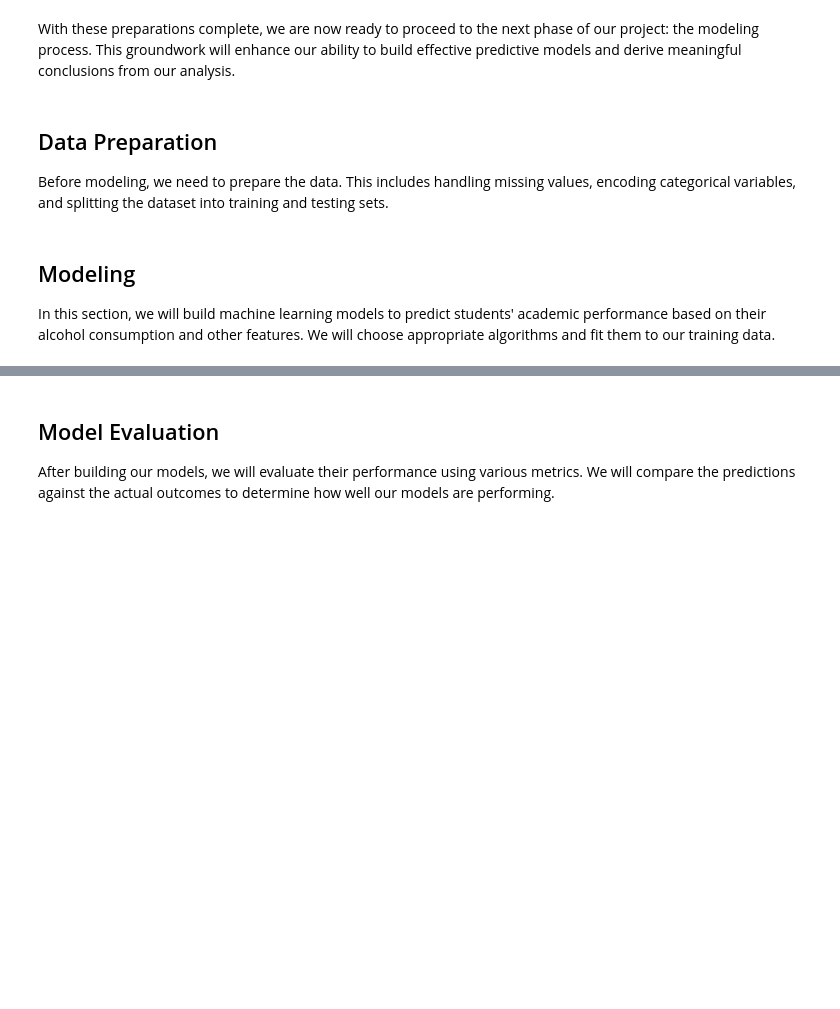
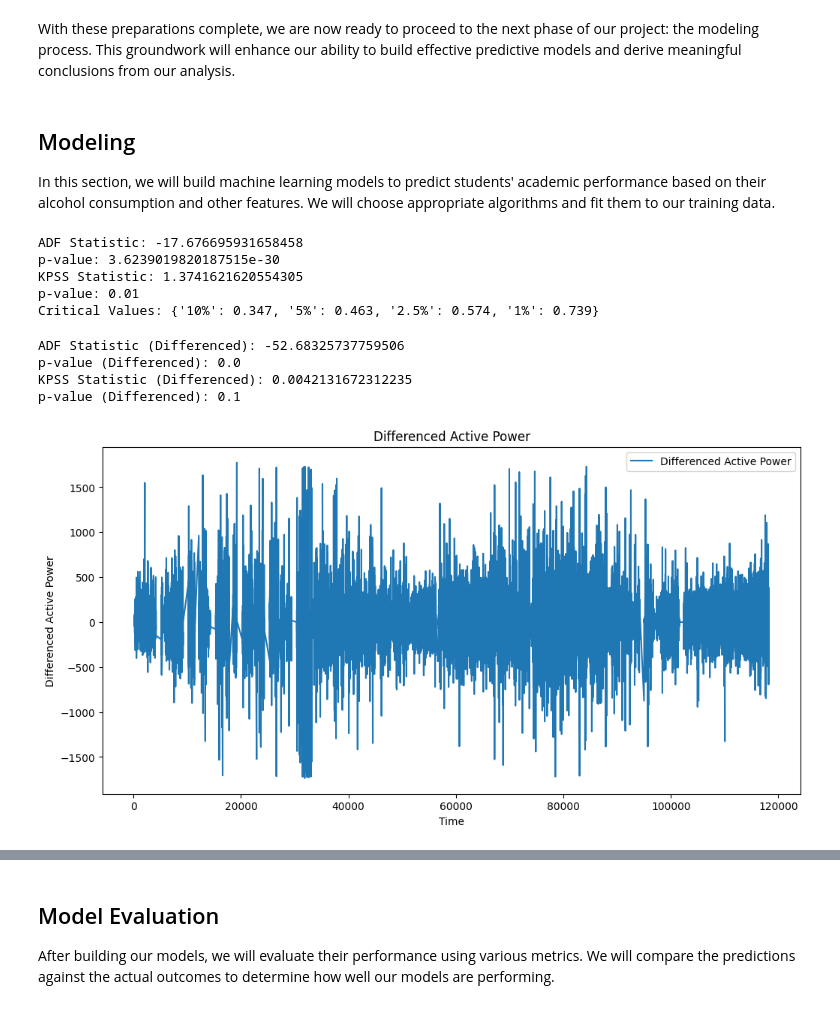
Before and after one commit to richenapedro/Data-Science-Analyst, a Jupyter notebook: Working/Wind Power Forecasting/script/Wind Power Forecasting.ipynb, the cells around one changed output, grey strips where cells are left out. Drawn from its saved outputs; the diff is of its cells as text; code cells hidden in the pictures; blank space fills up the shorter version.

```diff
--- a/Working/Wind Power Forecasting/script/Wind Power Forecasting.ipynb
+++ b/Working/Wind Power Forecasting/script/Wind Power Forecasting.ipynb
@@ -581,9 +592,62 @@ dtype: int64
 After conducting a thorough analysis and visualization of our dataset, we have gained valuable insights into the relationships and patterns present within the data. We addressed missing values, identified and removed highly correlated and low-correlation variables, and ensured the overall quality of our dataset.
 # %% [markdown]
 With these preparations complete, we are now ready to proceed to the next phase of our project: the modeling process. This groundwork will enhance our ability to build effective predictive models and derive meaningful conclusions from our analysis.
-# %% [markdown]
-## Data Preparation <a name="data-preparation"></a>
-Before modeling, we need to prepare the data. This includes handling missing values, encoding categorical variables, and splitting the dataset into training and testing sets.
 # %% [markdown]
 ## Modeling <a name="modeling"></a>
 In this section, we will build machine learning models to predict students' academic performance based on their alcohol consumption and other features. We will choose appropriate algorithms and fit them to our training data.
+# %%
+# Checking for Stationarity
+
+# Augmented Dickey-Fuller (ADF) Test
+result = adfuller(df_cleaned['ActivePower'])
+print('ADF Statistic:', result[0])
+print('p-value:', result[1])
+
+#KPSS Test
+kpss_statistic, p_value, _, critical_values = kpss(df_cleaned['ActivePower'])
+print('KPSS Statistic:', kpss_statistic)
+print('p-value:', p_value)
+print('Critical Values:', critical_values)
+# %% [output]
+ADF Statistic: -17.676695931658458
+p-value: 3.6239019820187515e-30
+KPSS Statistic: 1.3741621620554305
+p-value: 0.01
+Critical Values: {'10%': 0.347, '5%': 0.463, '2.5%': 0.574, '1%': 0.739}
+# %%
+# Applying differentiation to the 'ActivePower' column
+
+df_cleaned['active_power_diff'] = df_cleaned['ActivePower'].diff().dropna()
+
+# Performing the ADF (Augmented Dickey-Fuller) test on the differenced series
+# The ADF test checks for stationarity in the time series data.
+result_adf = adfuller(df_cleaned['active_power_diff'].dropna())
+
+# Printing the ADF statistic and p-value for the differenced series
+
+print('ADF Statistic (Differenced):', result_adf[0])
+print('p-value (Differenced):', result_adf[1])
+
+# Performing the KPSS (Kwiatkowski-Phillips-Schmidt-Shin) test on the differenced series
+# The KPSS test also checks for stationarity but has the null hypothesis that the series is stationary.
+kpss_statistic, p_value, _, critical_values = kpss(df_cleaned['active_power_diff'].dropna())
+
+# Printing the KPSS statistic and p-value for the differenced series
+
+print('KPSS Statistic (Differenced):', kpss_statistic)
+print('p-value (Differenced):', p_value)
+
+plt.figure(figsize=(12, 6))
+# Plotting the differenced active power data
+plt.plot(df_cleaned['active_power_diff'], label='Differenced Active Power')
+plt.title('Differenced Active Power')
+plt.xlabel('Time')
+plt.ylabel('Differenced Active Power')
+plt.legend()
+plt.show()
+# %% [output]
+ADF Statistic (Differenced): -52.68325737759506
+p-value (Differenced): 0.0
+KPSS Statistic (Differenced): 0.0042131672312235
+p-value (Differenced): 0.1
+[figure, added]
```
Also changed, not shown: parts of 4 cells of this notebook.
